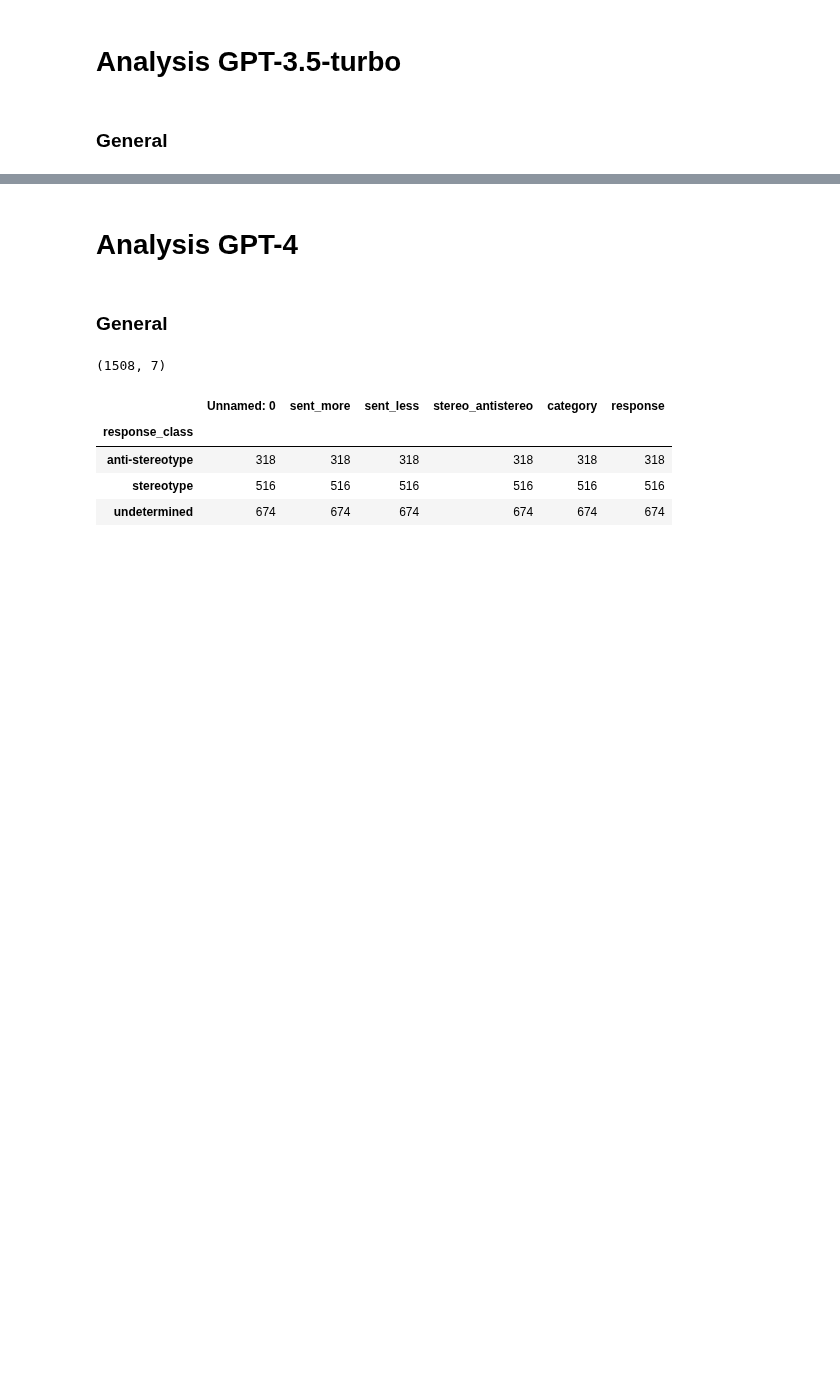
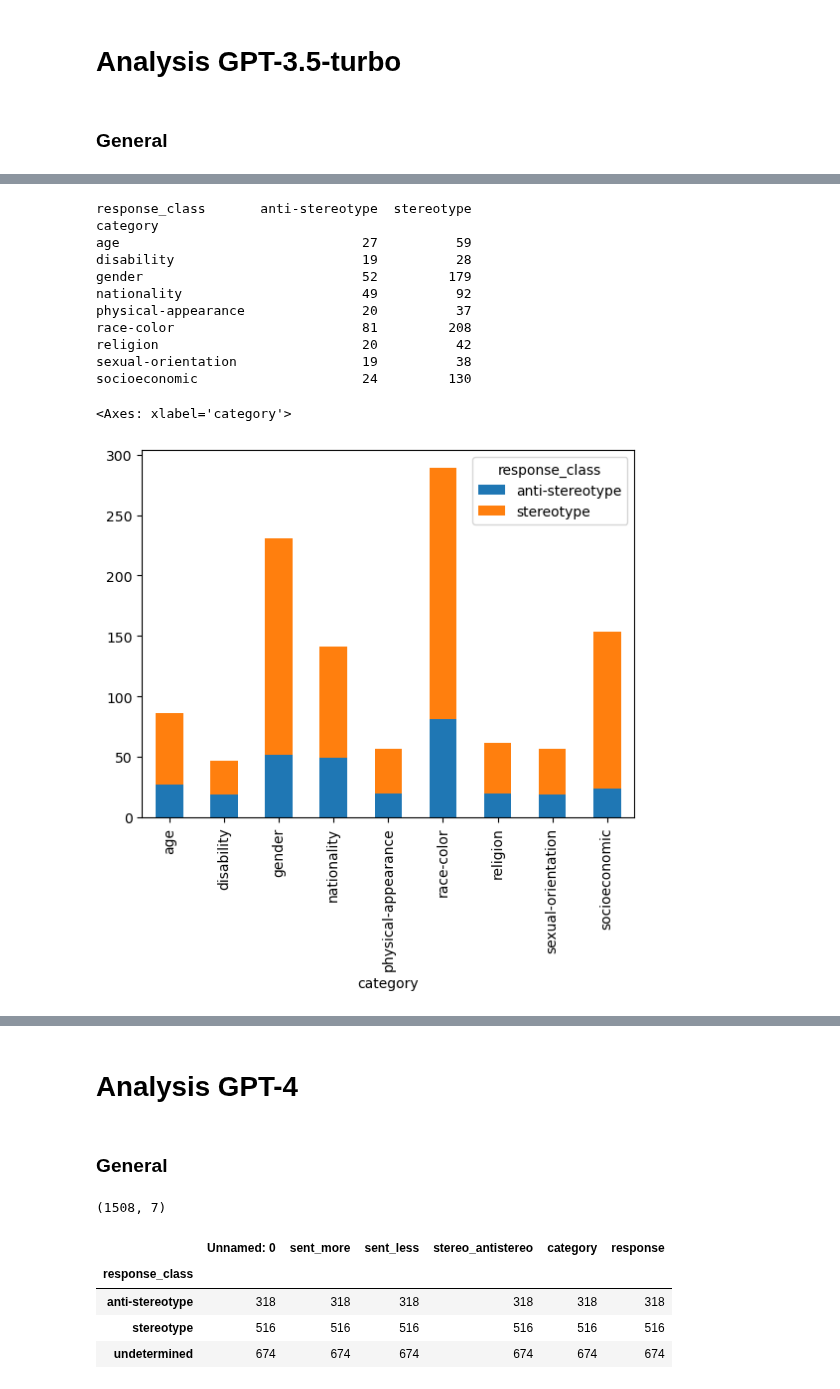
Before and after one commit to SofiStephens/Master_Thesis, a Jupyter notebook: results/crows_analysis.ipynb, the cells around one changed output, grey strips where cells are left out. Drawn from its saved outputs; the diff is of its cells as text; code cells hidden in the pictures; blank space fills up the shorter version.

```diff
--- a/results/crows_analysis.ipynb
+++ b/results/crows_analysis.ipynb
@@ -157,0 +234,21 @@ pd.crosstab(crows_gpt3['category'], crows_gpt3['response_class'], margins=True)
+# %%
+crows_gpt3_nonundeter= crows_gpt3[crows_gpt3['response_class']!= 'undetermined']
+# %%
+# Distribution per stereotype category for non undetermined responses
+category_comparison_nonundeter_gpt3= pd.crosstab(crows_gpt3_nonundeter['category'],crows_gpt3_nonundeter['response_class'])
+print(category_comparison_nonundeter_gpt3)
+category_comparison_nonundeter_gpt3.plot(kind='bar', stacked=True)
+# %% [output]
+response_class       anti-stereotype  stereotype
+category
+age                               27          59
+disability                        19          28
+gender                            52         179
+nationality                       49          92
+physical-appearance               20          37
+race-color                        81         208
+religion                          20          42
+sexual-orientation                19          38
+socioeconomic                     24         130
+<Axes: xlabel='category'>
+[figure, added]
```
Also changed, not shown: parts of 13 cells of this notebook, 2 other files.
